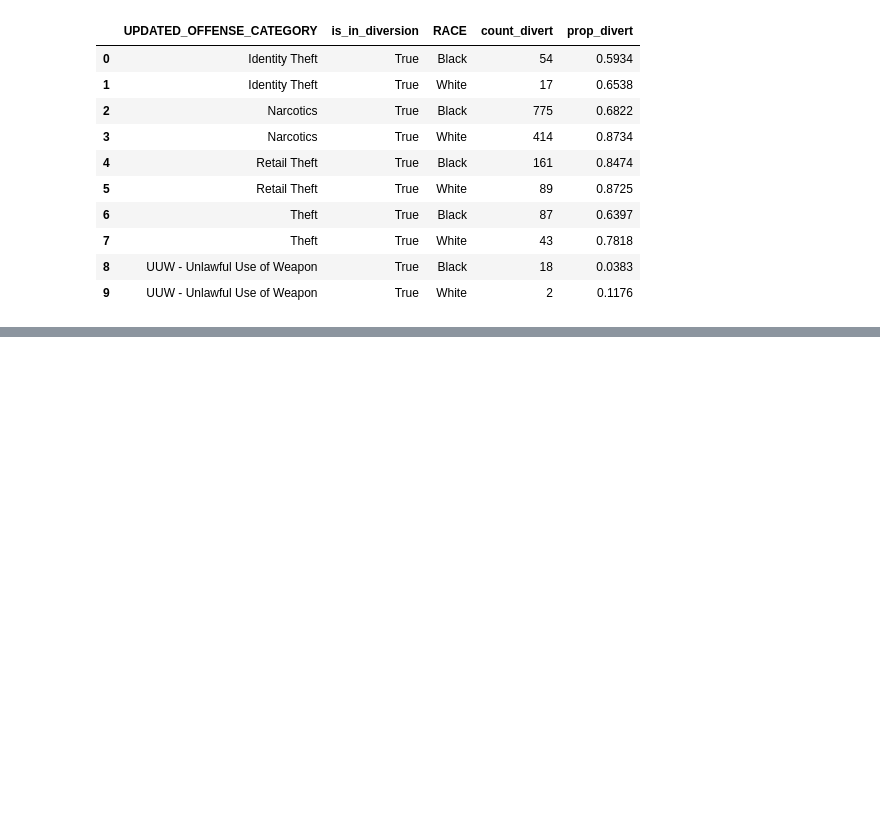
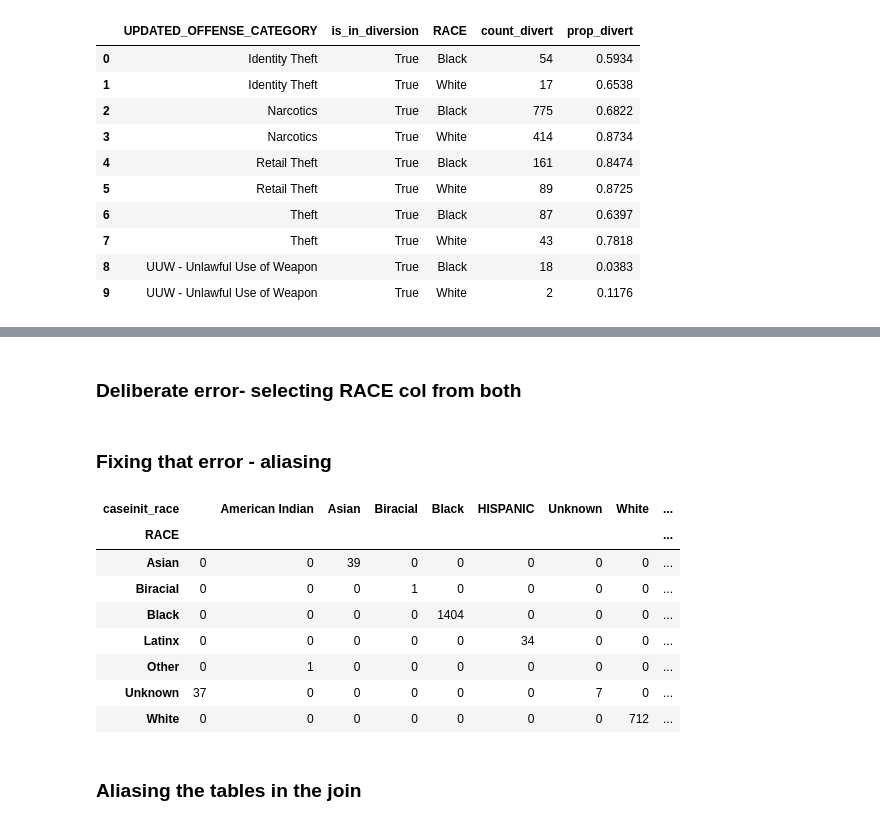
Before and after one commit to rebeccajohnson88/qss20_slides_activities, a Jupyter notebook: activities/08_SQL_examplecode.ipynb, the cells around one changed output, grey strips where cells are left out. Saved outputs shown, nothing was run; the diff lists cells and outputs as text; code cells hidden in the pictures; blank space fills up the shorter version.

```diff
--- a/activities/08_SQL_examplecode.ipynb
+++ b/activities/08_SQL_examplecode.ipynb
@@ -368,0 +440,2 @@ coord_flip())
+# %% [markdown]
+### Deliberate error- selecting RACE col from both
@@ -368,0 +454,32 @@ coord_flip())
+# %% [markdown]
+### Fixing that error - aliasing
+# %%
+lj_dupfix_q = """
+select divert.*,
+AGE_AT_INCIDENT, LAW_ENFORCEMENT_AGENCY,
+INCIDENT_CITY, caseinit.RACE as caseinit_race
+from divert
+LEFT JOIN caseinit
+ON divert.CASE_ID = caseinit.CASE_ID
+AND divert.CASE_PARTICIPANT_ID = caseinit.CASE_PARTICIPANT_ID
+"""
+# %%
+lj_d_dupfix = pd.read_sql_query(lj_dupfix_q, cnx)
+# %%
+## only diff is that in diversion dataset
+## they have the category Latinx
+## while in case initiations that's Hispanic or
+## White hispanic/latino
+pd.crosstab(lj_d_dupfix.RACE, lj_d_dupfix.caseinit_race)
+# %% [output]
+| caseinit_race |  | American Indian | Asian | Biracial | Black | HISPANIC | Unknown | White | ... |
+| RACE |  |  |  |  |  |  |  |  | ... |
+| Asian | 0 | 0 | 39 | 0 | 0 | 0 | 0 | 0 | ... |
+| Biracial | 0 | 0 | 0 | 1 | 0 | 0 | 0 | 0 | ... |
+| Black | 0 | 0 | 0 | 0 | 1404 | 0 | 0 | 0 | ... |
+| Latinx | 0 | 0 | 0 | 0 | 0 | 34 | 0 | 0 | ... |
+| Other | 0 | 1 | 0 | 0 | 0 | 0 | 0 | 0 | ... |
+| Unknown | 37 | 0 | 0 | 0 | 0 | 0 | 7 | 0 | ... |
+| White | 0 | 0 | 0 | 0 | 0 | 0 | 0 | 712 | ... |
+# %% [markdown]
+### Aliasing the tables in the join
```
Also changed, not shown: parts of 32 cells of this notebook, 1 other file.
